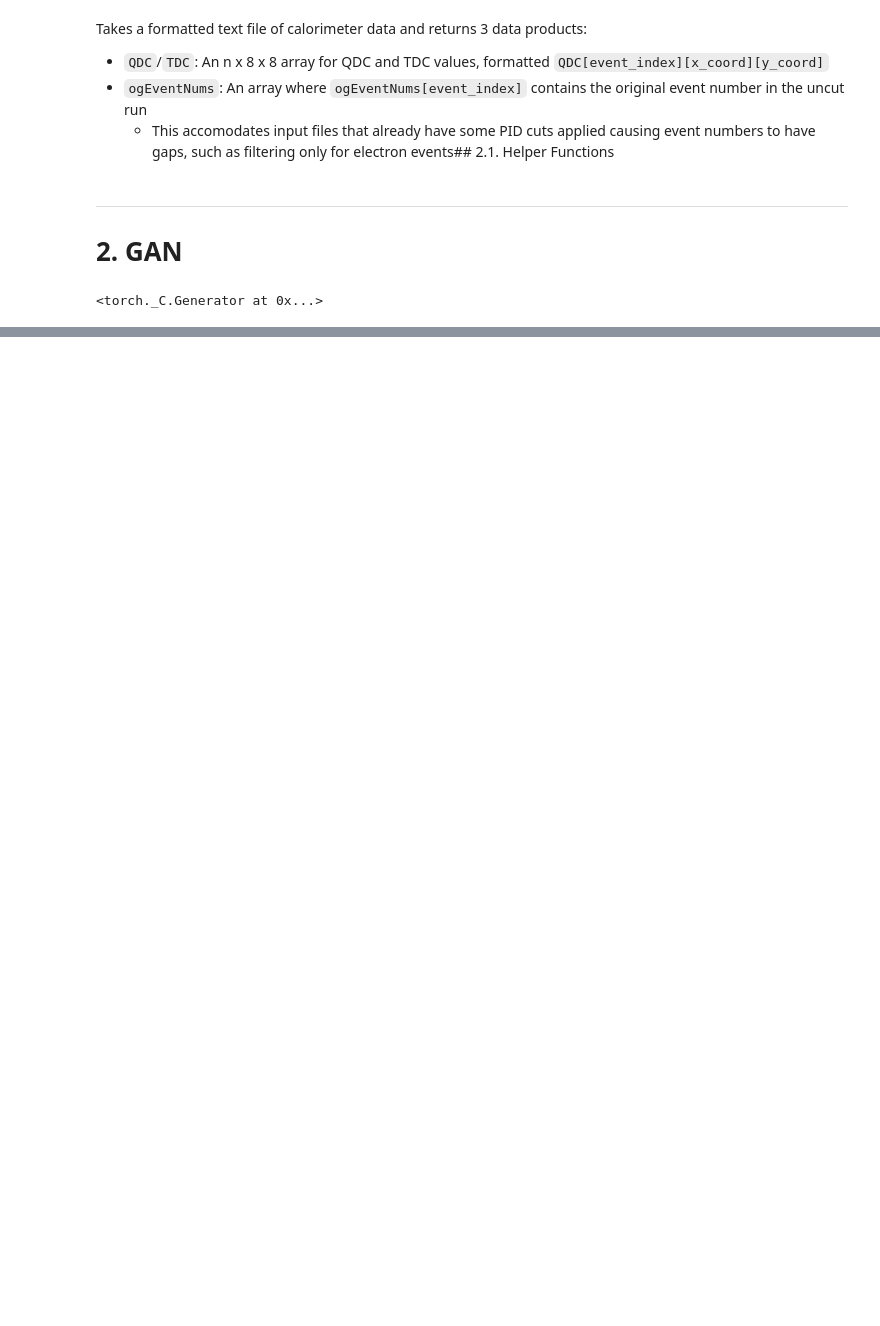
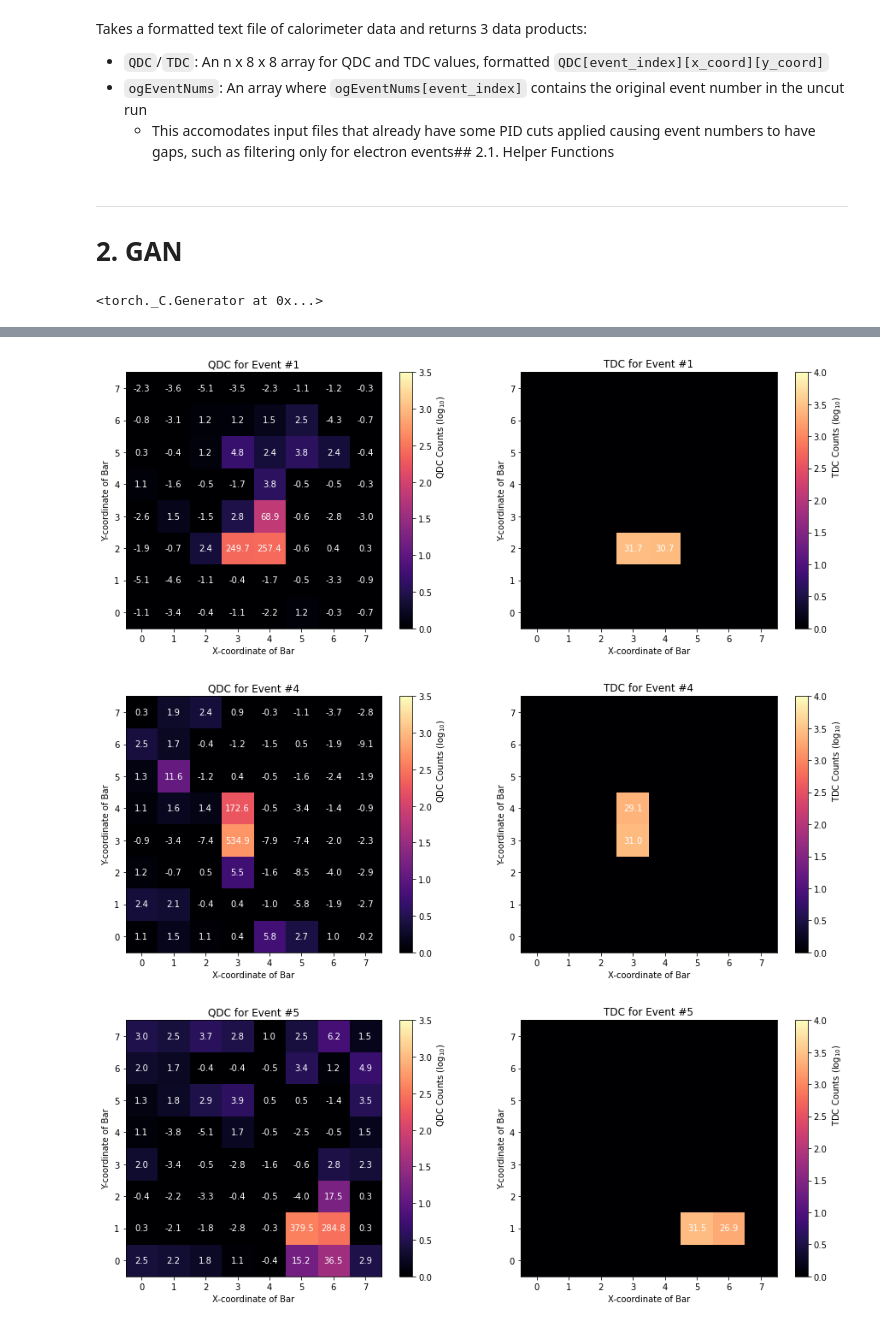
Before and after one commit to Humboldt-Penguin/HapPyCal, a Jupyter notebook: code/03_caloGAN/caloGAN.ipynb, the cells around one changed output, grey strips where cells are left out. Drawn from its saved outputs; the diff is of its cells as text; code cells hidden in the pictures; blank space fills up the shorter version.

```diff
--- a/code/03_caloGAN/caloGAN.ipynb
+++ b/code/03_caloGAN/caloGAN.ipynb
@@ -281,0 +474,7 @@ plt.imshow(test[3, 1].detach().numpy())
+# %%
+for i in range(5):
+    plotEvent(raw_data, i)
+# %% [output]
+[figure, added]
+[figure, added]
+[figure, added]
```
Also changed, not shown: parts of 25 cells of this notebook.
